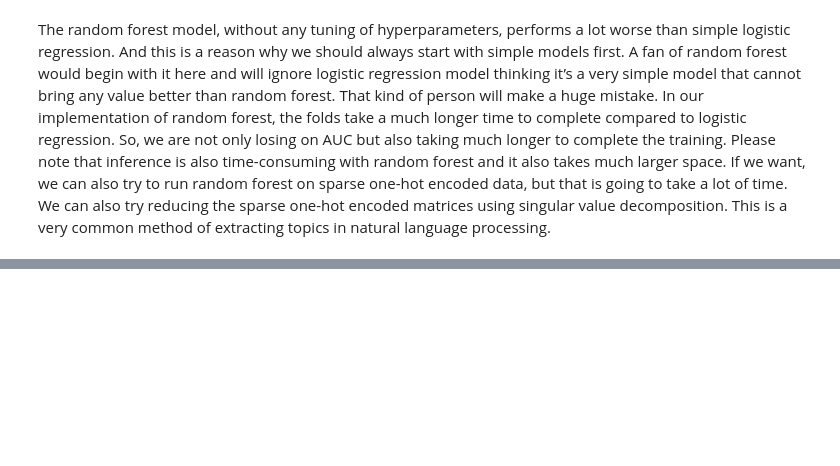
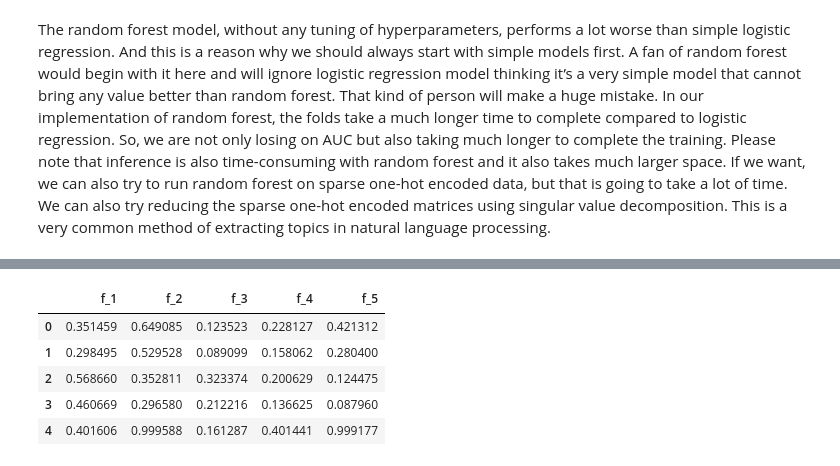
Before and after one commit to BibhuDas123/Exploratory_Data_Analysis, a Jupyter notebook: NOTES_AND_CODE_SNIPPETS.ipynb, the cells around one changed output, grey strips where cells are left out. Cells and saved outputs as stored; diff of their text form; code cells hidden in the pictures; blank space fills up the shorter version.

```diff
--- a/NOTES_AND_CODE_SNIPPETS.ipynb
+++ b/NOTES_AND_CODE_SNIPPETS.ipynb
@@ -741,0 +1233,24 @@ def run(fold):
+# %%
+from sklearn.metrics import roc_auc_score
+from sklearn.model_selection import StratifiedKFold
+
+folds = StratifiedKFold(n_splits=5, shuffle=True, random_state=0)
+f_cats = [f for f in trn_df.columns if "_cat" in f]
+print("%20s   %20s | %20s" % ("", "Raw Categories", "Encoded Categories"))
+for f in f_cats:
+    print("%-20s : " % f, end="")
+    e_scores = []
+    f_scores = []
+    for trn_idx, val_idx in folds.split(trn_df.values, trn_df.target.values):
+        trn_f, trn_tgt = trn_df[f].iloc[trn_idx], trn_df.target.iloc[trn_idx]
+        val_f, val_tgt = trn_df[f].iloc[trn_idx], trn_df.target.iloc[trn_idx]
+        trn_tf, val_tf = target_encode(trn_series=trn_f,
+                                       tst_series=val_f,
+                                       target=trn_tgt,
+                                       min_samples_leaf=100,
+                                       smoothing=20,
+                                       noise_level=0.01)
+        f_scores.append(max(roc_auc_score(val_tgt, val_f), 1 - roc_auc_score(val_tgt, val_f)))
+        e_scores.append(roc_auc_score(val_tgt, val_tf))
+    print(" %.6f + %.6f | %6f + %.6f"
+          % (np.mean(f_scores), np.std(f_scores), np.mean(e_scores), np.std(e_scores)))
@@ -741,0 +1486,7 @@ def run(fold):
+# %%
+#EXAMPLE
+import numpy as np
+#generate a random dataframe with  #2 columns and 100 rows
+df = pd.DataFrame(  np.random.rand(100, 2),
+                  columns=[f"f_{i}" for i in range(1, 3)]  )
+df.head()
@@ -741,0 +1500,20 @@ def run(fold):
+# %%
+#Creating two degree polynomial features
+from sklearn import preprocessing
+#initialize polynomial features class object  #for two-degree polynomial features
+pf = preprocessing.PolynomialFeatures(  degree=2,  interaction_only=False,  include_bias=False  )
+#fit to the features
+pf.fit(df)
+#create polynomial features
+poly_feats = pf.transform(df)
+#create a dataframe with all the features
+num_feats = poly_feats.shape[1]
+df_transformed = pd.DataFrame(  poly_feats,  columns=[f"f_{i}" for i in range(1, num_feats + 1)]  )
+df_transformed.head()
+# %% [output]
+|  | f_1 | f_2 | f_3 | f_4 | f_5 |
+| 0 | 0.351459 | 0.649085 | 0.123523 | 0.228127 | 0.421312 |
+| 1 | 0.298495 | 0.529528 | 0.089099 | 0.158062 | 0.280400 |
+| 2 | 0.568660 | 0.352811 | 0.323374 | 0.200629 | 0.124475 |
+| 3 | 0.460669 | 0.296580 | 0.212216 | 0.136625 | 0.087960 |
+| 4 | 0.401606 | 0.999588 | 0.161287 | 0.401441 | 0.999177 |
```
Also changed, not shown: parts of 52 cells of this notebook.
